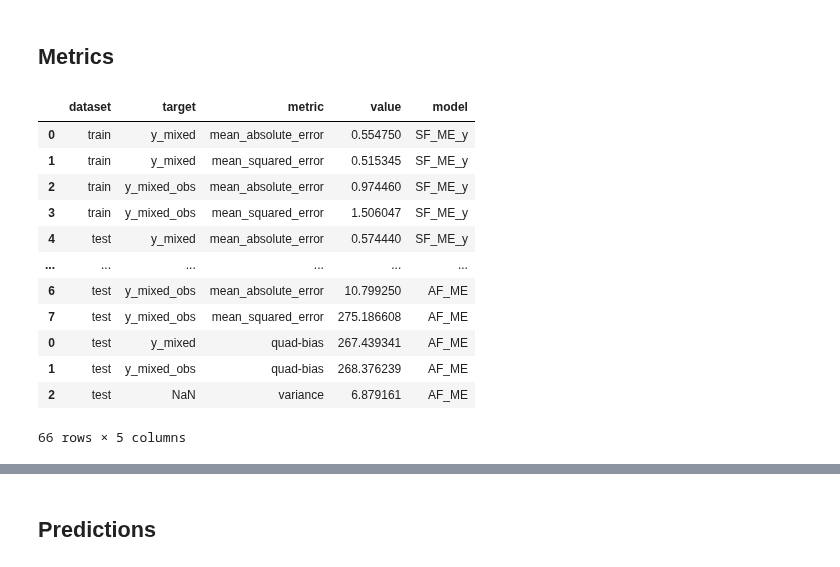
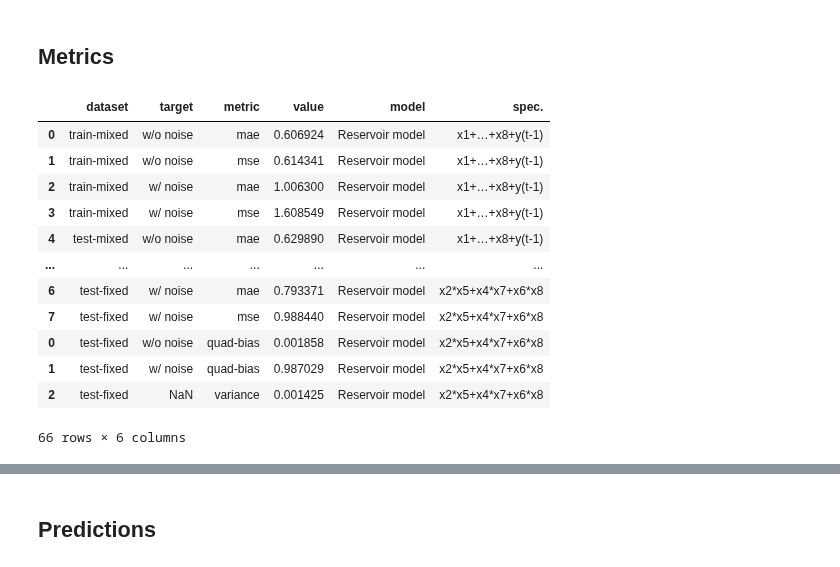
Before and after one commit to FrankwaP/subSISTM, a Jupyter notebook: models/metrics_analysis.ipynb, the cells around one changed output, grey strips where cells are left out. Drawn from its saved outputs; the diff is of its cells as text; code cells hidden in the pictures.

```diff
--- a/models/metrics_analysis.ipynb
+++ b/models/metrics_analysis.ipynb
@@ -351,12 +363,11 @@ new_preds = pd.DataFrame()
 for pth in Path("mixed_model_forecast").rglob("*gz"):
     model = str(pth).split("/")[1]
     tmp = pd.read_csv(pth, index_col=[SIMS, INDIV, TSTEPS])
-    tmp = tmp[tmp[DSET] == "test"]
     tmp[DSET] += f'-{model.split("_")[0]}'
-    tmp[MDL] = r"\n".join(new_convert_name(model))
-    tmp = tmp.set_index([MDL, DSET], append=True)
+    tmp[MDL], tmp[SPEC] = new_convert_name(model)
+    tmp = tmp.set_index([DSET, MDL, SPEC], append=True)
     new_preds = pd.concat([new_preds, tmp])
 
-new_preds = new_preds.reorder_levels([DSET, MDL, SIMS, INDIV, TSTEPS])
+new_preds = new_preds.reorder_levels([DSET, MDL, SPEC, SIMS, INDIV, TSTEPS])
 new_preds
 # %% [output]
@@ -384,19 +395,19 @@ def reservoir_convert_name(name):
     names_conversions = [
         (
             ("Reservoir model", "x2*x5+x4*x7+x6*x8"),
-            ("SF_ME", "SF_FE"),
+            ("mixed_oracle", "fixed_oracle"),
         ),
         (
             ("Reservoir model", "x2*x5+x4*x7+x6*x8+y(t-1)"),
-            ("SF_ME_y", "SF_FE_y"),
+            ("mixed_oracle_y", "fixed_oracle_y"),
         ),
         (
             ("Reservoir model", "x1+…+x8"),
-            ("AF_ME", "AF_FE"),
+            ("mixed_naive", "fixed_naive"),
         ),
         (
             ("Reservoir model", "x1+…+x8+y(t-1)"),
-            ("AF_ME_y", "AF_FE_y"),
+            ("mixed_naive_y", "fixed_naive_y"),
         ),
     ]
     return base_convert_name(name, names_conversions)
@@ -405,22 +416,51 @@ def reservoir_convert_name(name):
 # %%
 reservoir_metrics = pd.DataFrame()
 for pth in Path("reservoirs_synthetic_bph").rglob("metrics.csv"):
     model = str(pth).split("/")[1]
     tmp = pd.read_csv(pth, index_col=0)
     tmp[MDL] = model
     reservoir_metrics = pd.concat([reservoir_metrics, tmp])
+
+
+def reservoir_restructure_row(row):
+    try:
+        if row[TGT].endswith("_obs"):
+            tgt = NOISE
+        else:
+            tgt = NONOISE
+    except AttributeError:
+        tgt = row[TGT]
+
+    effect = row[MDL].split("_")[0]
+    dset = row[DSET] + "-" + effect
+    mdl = reservoir_convert_name(row[MDL])
+    met = (
+        row[METRIC]
+        .replace("mean_absolute_error", "mae")
+        .replace("mean_squared_error", "mse")
+    )
+
+    row[DSET] = dset
+    row[TGT] = tgt
+    row[METRIC] = met
+    row[MDL], row[SPEC] = mdl
+    return row
+
+
+reservoir_metrics = reservoir_metrics.apply(reservoir_restructure_row, axis=1)
+
 reservoir_metrics
 # %% [output]
-|  | dataset | target | metric | value | model |
-| 0 | train | y_mixed | mean_absolute_error | 0.554750 | SF_ME_y |
-| 1 | train | y_mixed | mean_squared_error | 0.515345 | SF_ME_y |
-| 2 | train | y_mixed_obs | mean_absolute_error | 0.974460 | SF_ME_y |
-| 3 | train | y_mixed_obs | mean_squared_error | 1.506047 | SF_ME_y |
-| 4 | test | y_mixed | mean_absolute_error | 0.574440 | SF_ME_y |
-| ... | ... | ... | ... | ... | ... |
-| 6 | test | y_mixed_obs | mean_absolute_error | 10.799250 | AF_ME |
-| 7 | test | y_mixed_obs | mean_squared_error | 275.186608 | AF_ME |
-| 0 | test | y_mixed | quad-bias | 267.439341 | AF_ME |
-| 1 | test | y_mixed_obs | quad-bias | 268.376239 | AF_ME |
-| 2 | test | NaN | variance | 6.879161 | AF_ME |
+|  | dataset | target | metric | value | model | spec. |
+| 0 | train-mixed | w/o noise | mae | 0.606924 | Reservoir model | x1+…+x8+y(t-1) |
+| 1 | train-mixed | w/o noise | mse | 0.614341 | Reservoir model | x1+…+x8+y(t-1) |
+| 2 | train-mixed | w/ noise | mae | 1.006300 | Reservoir model | x1+…+x8+y(t-1) |
+| 3 | train-mixed | w/ noise | mse | 1.608549 | Reservoir model | x1+…+x8+y(t-1) |
+| 4 | test-mixed | w/o noise | mae | 0.629890 | Reservoir model | x1+…+x8+y(t-1) |
+| ... | ... | ... | ... | ... | ... | ... |
+| 6 | test-fixed | w/ noise | mae | 0.793371 | Reservoir model | x2*x5+x4*x7+x6*x8 |
+| 7 | test-fixed | w/ noise | mse | 0.988440 | Reservoir model | x2*x5+x4*x7+x6*x8 |
+| 0 | test-fixed | w/o noise | quad-bias | 0.001858 | Reservoir model | x2*x5+x4*x7+x6*x8 |
+| 1 | test-fixed | w/ noise | quad-bias | 0.987029 | Reservoir model | x2*x5+x4*x7+x6*x8 |
+| 2 | test-fixed | NaN | variance | 0.001425 | Reservoir model | x2*x5+x4*x7+x6*x8 |
-66 rows × 5 columns
+66 rows × 6 columns
```
Also changed, not shown: parts of 44 cells of this notebook.
